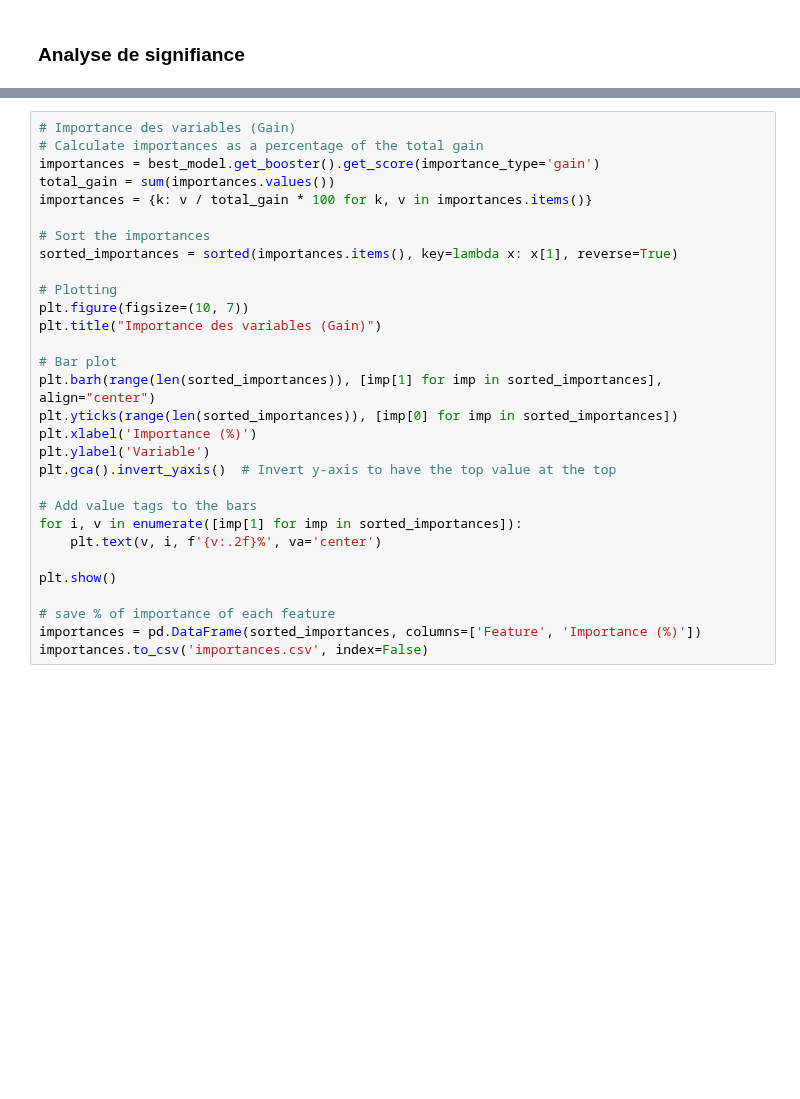
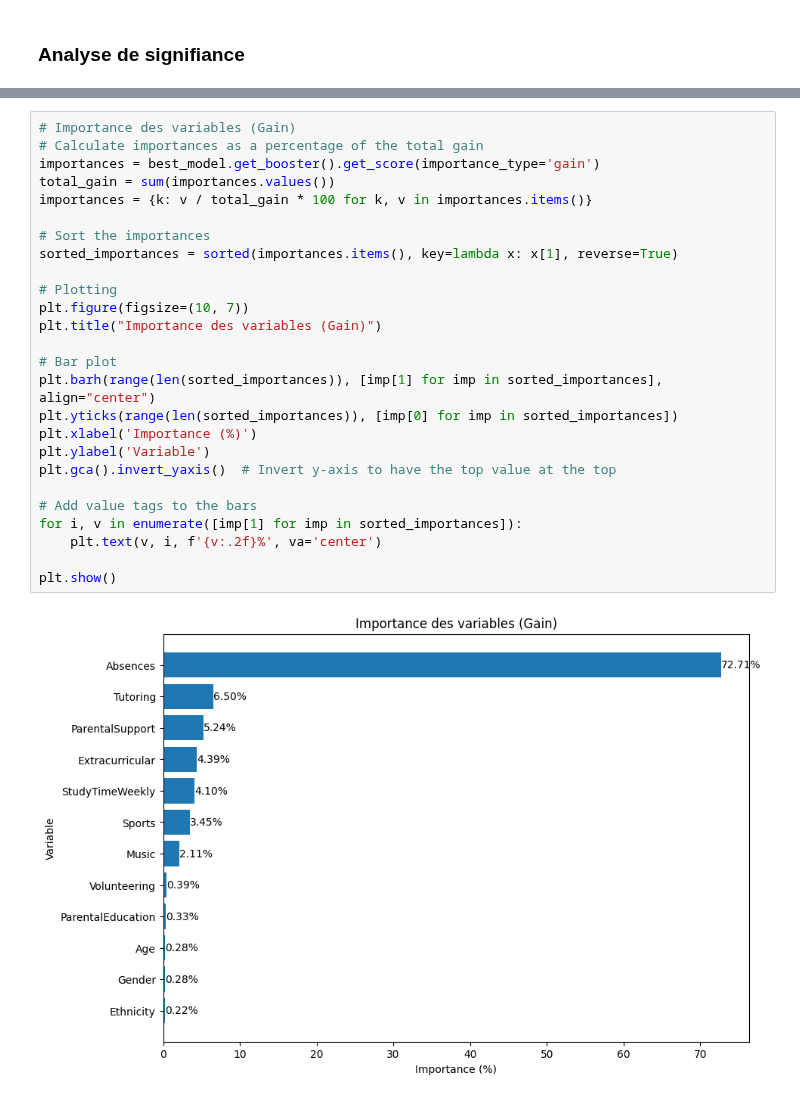
Before and after one commit to SauceGenius/student_data_project, a Jupyter notebook: student_project.ipynb, the cells around one changed output, grey strips where cells are left out. Saved outputs shown, nothing was run; the diff lists cells and outputs as text; blank space fills up the shorter version.

Commit message:
Removed save to csv from notebook

```diff
--- a/student_project.ipynb
+++ b/student_project.ipynb
@@ -347,33 +341,31 @@ plt.show()
 # %%
 # Importance des variables (Gain)
 # Calculate importances as a percentage of the total gain
 importances = best_model.get_booster().get_score(importance_type='gain')
 total_gain = sum(importances.values())
 importances = {k: v / total_gain * 100 for k, v in importances.items()}
 
 # Sort the importances
 sorted_importances = sorted(importances.items(), key=lambda x: x[1], reverse=True)
 
 # Plotting
 plt.figure(figsize=(10, 7))
 plt.title("Importance des variables (Gain)")
 
 # Bar plot
 plt.barh(range(len(sorted_importances)), [imp[1] for imp in sorted_importances], align="center")
 plt.yticks(range(len(sorted_importances)), [imp[0] for imp in sorted_importances])
 plt.xlabel('Importance (%)')
 plt.ylabel('Variable')
 plt.gca().invert_yaxis()  # Invert y-axis to have the top value at the top
 
 # Add value tags to the bars
 for i, v in enumerate([imp[1] for imp in sorted_importances]):
     plt.text(v, i, f'{v:.2f}%', va='center')
 
 plt.show()
-
-# save % of importance of each feature
-importances = pd.DataFrame(sorted_importances, columns=['Feature', 'Importance (%)'])
-importances.to_csv('importances.csv', index=False)
+# %% [output]
+[figure, added]
 # %%
 # Partial Dependence Plot
 plt.figure(figsize=(10, 6))
```
Also changed, not shown: parts of 6 cells of this notebook, 1 other file.
